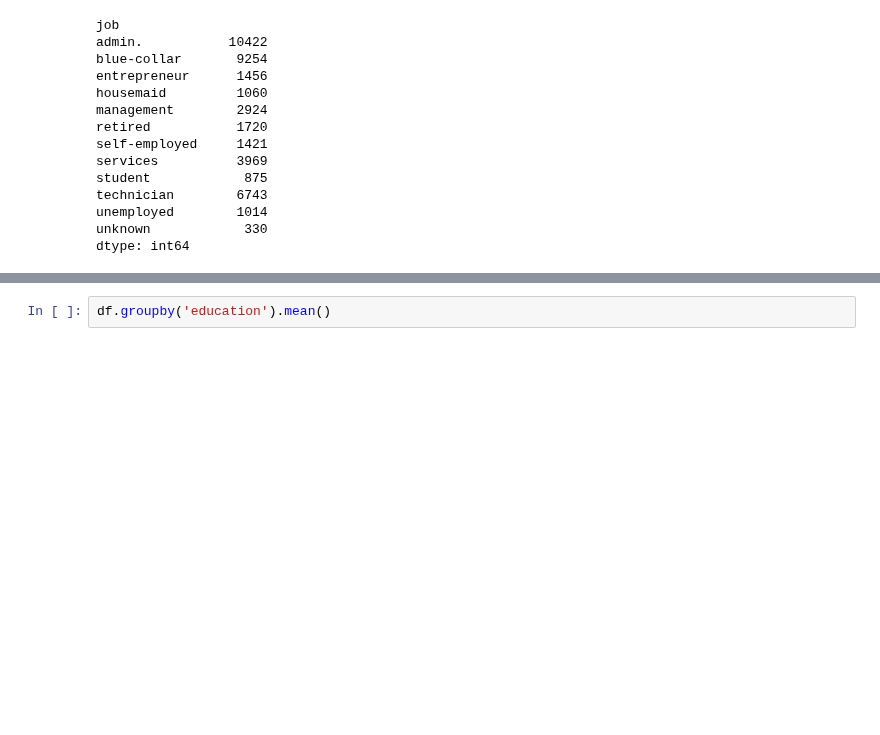
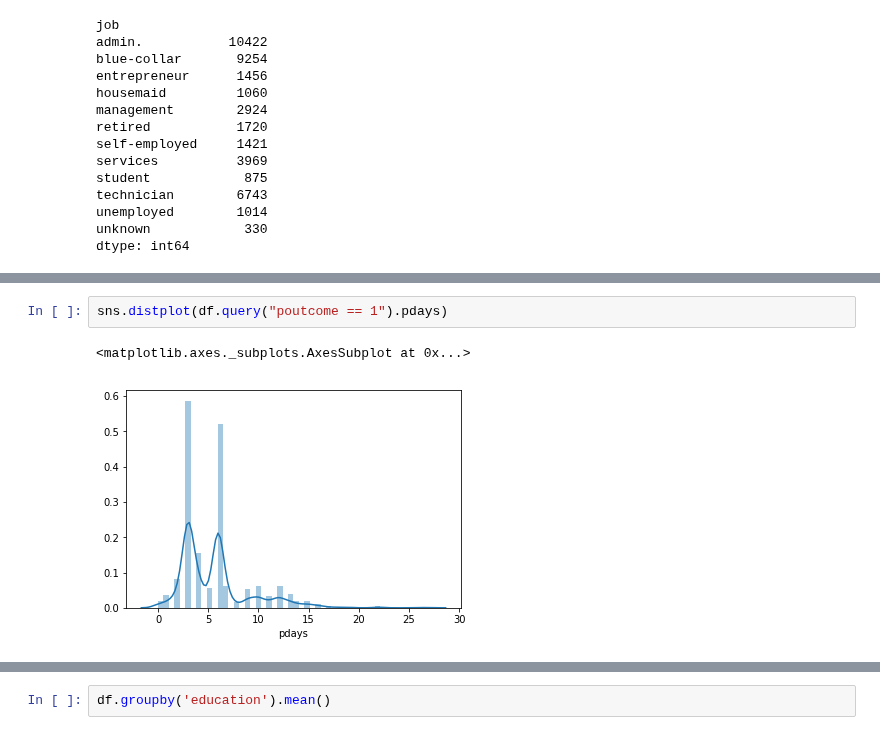
Before and after one commit to mkm29/DataScience, a Jupyter notebook: thinkful/unit/1/capstone/Bank Marketing.ipynb, the cells around one changed output, grey strips where cells are left out. Saved outputs shown, nothing was run; the diff lists cells and outputs as text; blank space fills up the shorter version.

```diff
--- a/thinkful/unit/1/capstone/Bank Marketing.ipynb
+++ b/thinkful/unit/1/capstone/Bank Marketing.ipynb
@@ -291,0 +409,5 @@ Housing loans remained relatively similar among jobs, as did personal loans. It
+# %%
+sns.distplot(df.query("poutcome == 1").pdays)
+# %% [output]
+<matplotlib.axes._subplots.AxesSubplot at 0x...>
+[figure, added]
```
Also changed, not shown: parts of 58 cells of this notebook.
